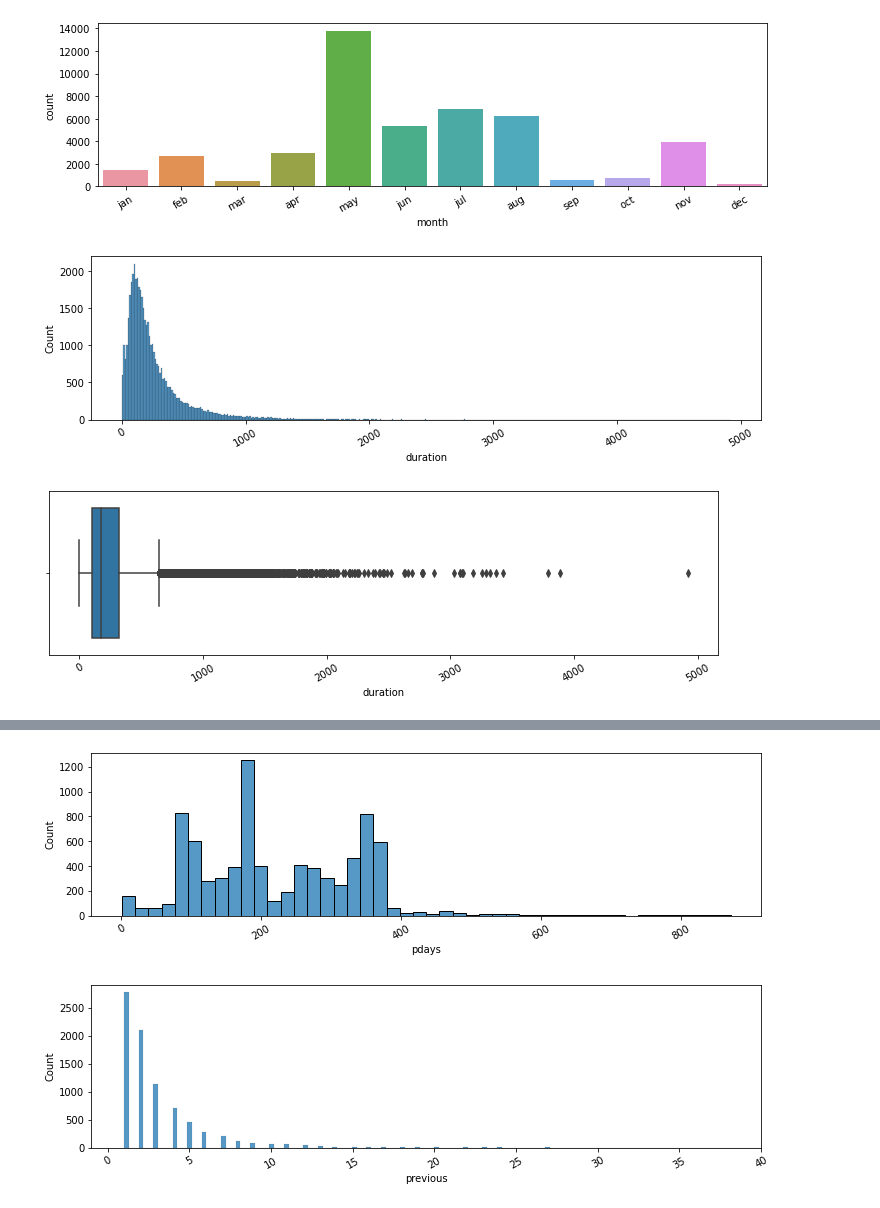
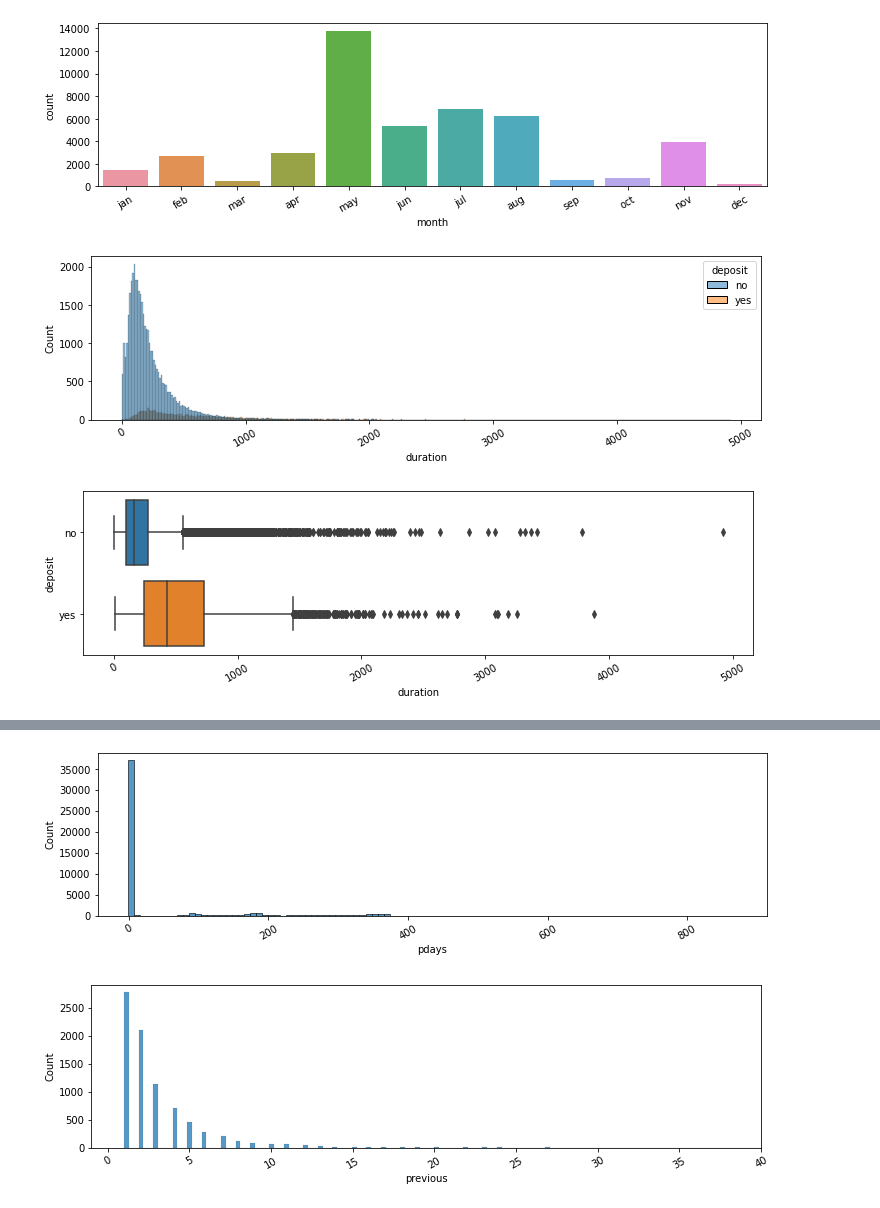
Before and after one commit to sfreagin/ADS_500B_project, a Jupyter notebook: group_project/EDA1.ipynb, the cells around one changed output, grey strips where cells are left out. Saved outputs shown, nothing was run; the diff lists cells and outputs as text; code cells hidden in the pictures.

```diff
--- a/group_project/EDA1.ipynb
+++ b/group_project/EDA1.ipynb
@@ -186,17 +186,17 @@ Name: month, dtype: int64
 # %%
 #print(bank_main_df['day'].value_counts())
 plt.figure(figsize=(12,3))
-sns.histplot(data=bank_main_df,x='duration')
+sns.histplot(data=bank_main_df,x='duration',hue='deposit',pmax=.5)
 plt.xticks(rotation=30);
 # %% [output]
-[figure, old version]
+[figure, new version]
 # %%
 #print(bank_main_df['day'].value_counts())
 plt.figure(figsize=(12,3))
-sns.boxplot(data=bank_main_df,x='duration')
+sns.boxplot(data=bank_main_df,x='duration',y='deposit')
 plt.xticks(rotation=30);
 # %% [output]
-[figure, old version]
+[figure, new version]
 # %%
 print(bank_main_df['campaign'].value_counts())
 plt.figure(figsize=(12,3))
@@ -224,10 +224,10 @@ Name: campaign, dtype: int64
 # %%
 #print(bank_main_df['pdays'].value_counts())
 plt.figure(figsize=(12,3))
-sns.histplot(data=bank_main_df[bank_main_df['pdays'] > 0],x='pdays')
+sns.histplot(data=bank_main_df,x='pdays',bins=100)
 plt.xticks(rotation=30);
 # %% [output]
-[figure, old version]
+[figure, new version]
 # %%
 #print(bank_main_df['pdays'].value_counts())
 plt.figure(figsize=(12,3))
```
Also changed, not shown: parts of 1 cell of this notebook, 2 other files.
